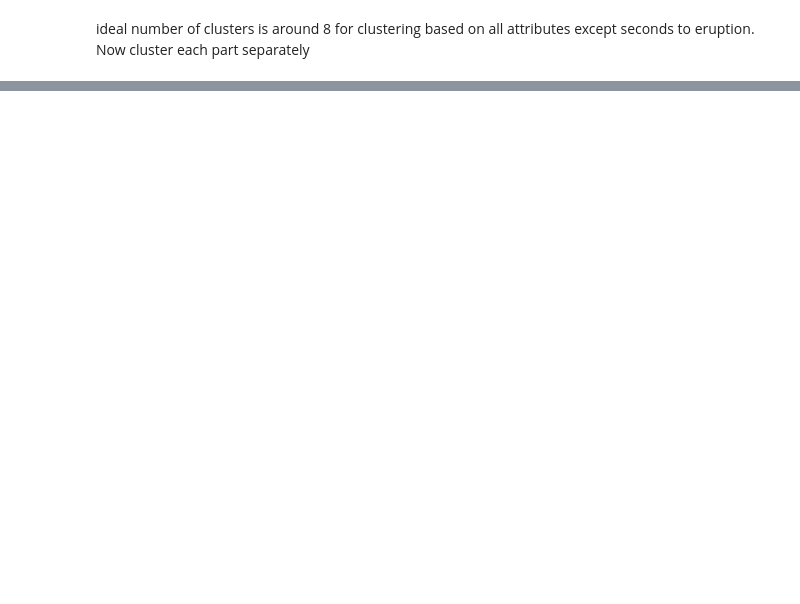
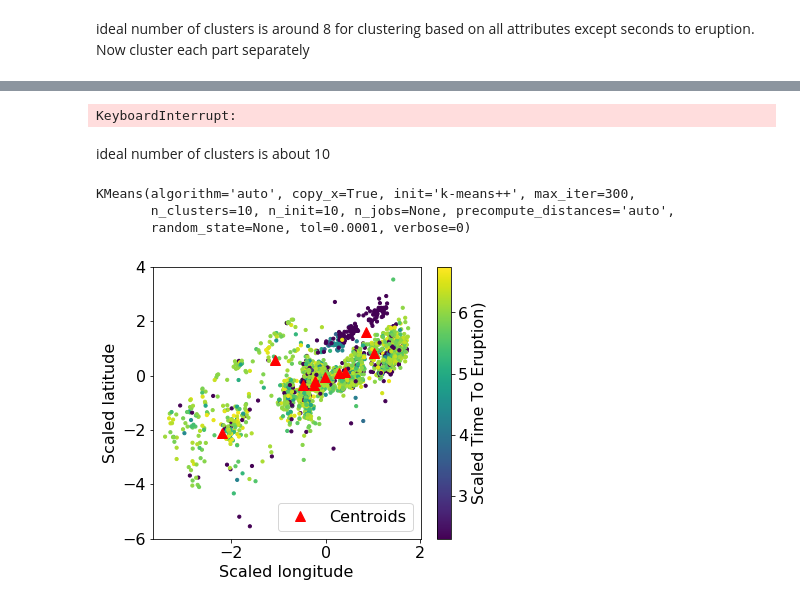
Before and after one commit to bmullet/PEEVED, a Jupyter notebook: RunMLTests.ipynb, the cells around one changed output, grey strips where cells are left out. Saved outputs shown, nothing was run; the diff lists cells and outputs as text; code cells hidden in the pictures; blank space fills up the shorter version.

```diff
--- a/RunMLTests.ipynb
+++ b/RunMLTests.ipynb
@@ -261,6 +287,23 @@ plt.xlim(0,20)
+# %%
+Nclust, dist = CalcDistancesPerCluster(xkm)
+
+plt.figure(figsize=(5,3))
+plt.plot(Nclust, dist, 'bx-')
+plt.plot(np.array([10,10]), plt.ylim(), 'r-')
+plt.xlim(0,40)
+plt.xlabel('Number of clusters')
+plt.ylabel('Inertia')
+plt.savefig('ClusterElbow.png')
+plt.show()
+# %% [output]
+KeyboardInterrupt:
+# %% [markdown]
+ideal number of clusters is about 10
 # %%
-
-km = KMeans(init='k-means++', n_clusters=8, n_init=10)
-km.fit(xkm_train)
-cnum = km.predict(xkm_train)
-cc = km.cluster_centers_
+NclIdeal=10
+kmTime = KMeans(init='k-means++', n_clusters=NclIdeal, n_init=10)
+kmTime.fit(xkm)
+# %% [output]
+KMeans(algorithm='auto', copy_x=True, init='k-means++', max_iter=300,
+       n_clusters=10, n_init=10, n_jobs=None, precompute_distances='auto',
+       random_state=None, tol=0.0001, verbose=0)
@@ -267 +315,16 @@ cc = km.cluster_centers_
+# %%
+plt.figure(figsize=(6,5))
+SecsToEruption[SecsToEruption == 0] = 200
+TimeToER = np.log10(SecsToEruption)
+
+plt.scatter(xkm[:,0], xkm[:,1], 10, TimeToER[train_idx])
+plt.plot(kmTime.cluster_centers_[:,0], kmTime.cluster_centers_[:,1], 'r^', label='Centroids', markersize=10)
+plt.xlabel('Scaled longitude')
+plt.ylabel('Scaled latitude')
+plt.colorbar(label='Scaled Time To Eruption)')
+plt.legend(loc = 'lower right')
+plt.savefig('ClusteringMap.png')
+plt.show()
+# %% [output]
+[figure, added]
 # %%
```
Also changed, not shown: parts of 25 cells of this notebook, 7 other files.
